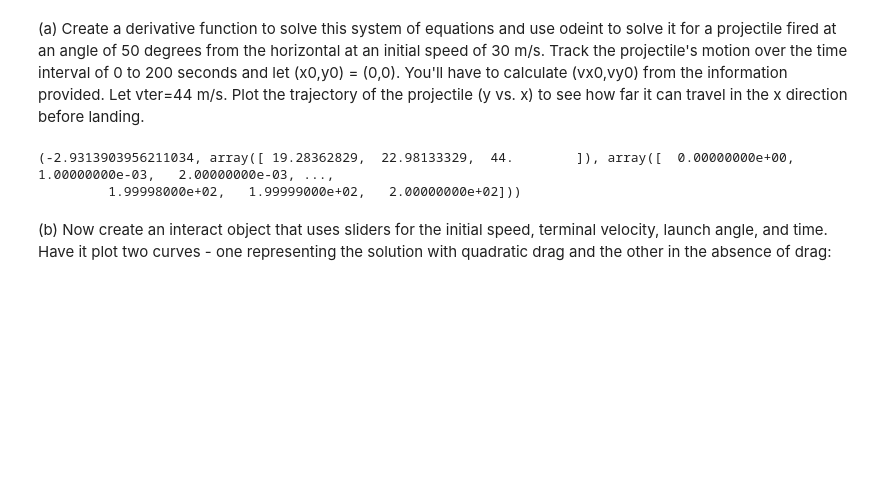
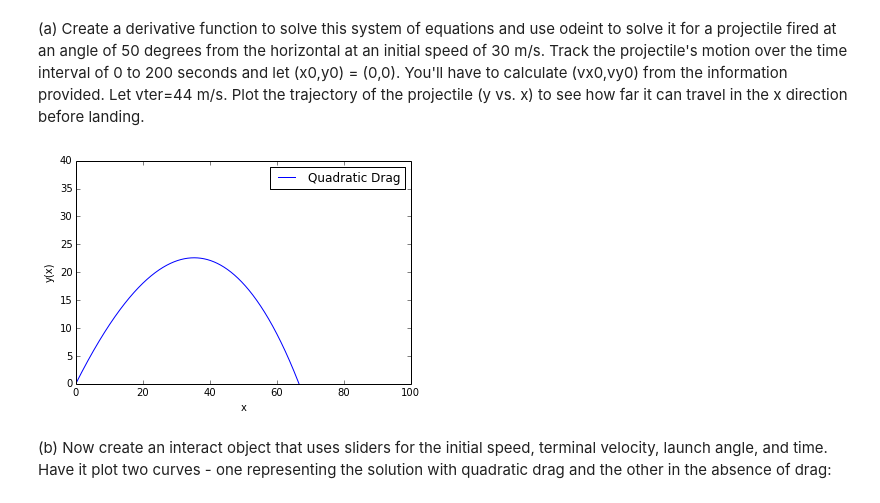
Before and after one commit to dlhoang/PHYS202-S14, a Jupyter notebook: SciPy/ODEExercises.ipynb, the cells around one changed output. Cells and saved outputs as stored; diff of their text form; code cells hidden in the pictures; blank space fills up the shorter version.

```diff
--- a/SciPy/ODEExercises.ipynb
+++ b/SciPy/ODEExercises.ipynb
@@ -465,51 +465,48 @@ Euler-Cromer with step size 0.02.
 # %%
 def Projectile_deriv(y,t):
     ay = -9.81 #g in m/s^2
-    vx0 = y[0]
-    vy0 = y[1]
-    vterm = y[2]
+    vx0 = y[1]
+    vy0 = y[3]
+    vterm = y[4]
 
     dvxdt = (ay*vx0/vterm**2) * np.sqrt(vy0**2 + vx0**2)
     dvydt = ay * (1 + (vy0/vterm**2) * np.sqrt(vy0**2 + vx0**2))
+    vx = vx0
+    vy = vy0
 
-    return np.array([dvxdt,dvydt])
+    return np.array([vx,dvxdt,vy,dvydt])
 # %%
 def Projectile(v0=30,th0=50*np.pi/180,time=200,vterm=44):
 
-    ay = -9.81
     t = np.arange(0.,time+0.001,0.001)
 
     # initial conditions
 
     vx0 = v0 * np.cos(th0)
     vy0 = v0 * np.sin(th0)
     x0 = 0
     y0 = 0
-    init = np.array([vx0,vy0,vterm])
-
-    dvxdt = (ay*vx0/vterm**2) * np.sqrt(vy0**2 + vx0**2)
+    init = np.array([x0,vx0,y0,vy0,vterm])
 
     # solve ODE
-    # result = odeint(Projectile_deriv,init,t)
-    result = (dvxdt,init,t)
-    print result
+    result = odeint(Projectile_deriv,init,t)
 
-    # vx = result[:,0]
-    # vy = result[:,1]
+    x = result[:,0]
+    vx = result[:,1]
+    y = result[:,2]
+    vy = result[:,3]
 
-    """ x = vx * t
-    y = vy * t
     plt.plot(x,y,label="Quadratic Drag")
     plt.xlabel("x")
     plt.ylabel("y(x)")
+    plt.xlim(0.,100.)
+    plt.ylim(0.,40.)
     plt.legend()
-    plt.axis([0,50,0,20]) """
     plt.show()
 
 Projectile()
 # %% [output]
-(-2.9313903956211034, array([ 19.28362829,  22.98133329,  44.        ]), array([  0.00000000e+00,   1.00000000e-03,   2.00000000e-03, ...,
-         1.99998000e+02,   1.99999000e+02,   2.00000000e+02]))
+[figure, added]
 # %% [markdown]
 (b) Now create an interact object that uses sliders for the initial speed, terminal velocity, launch angle, and time. Have it plot two curves - one representing the solution with quadratic drag and the other in the absence of drag:
 # %%
```
Also changed, not shown: parts of 4 cells of this notebook.
